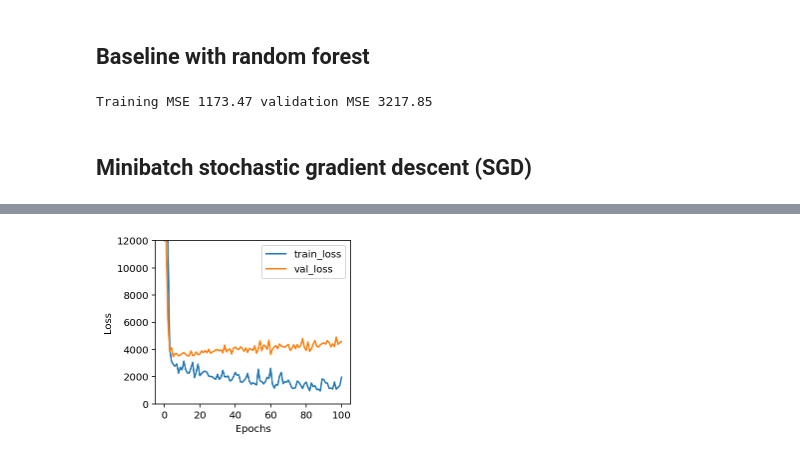
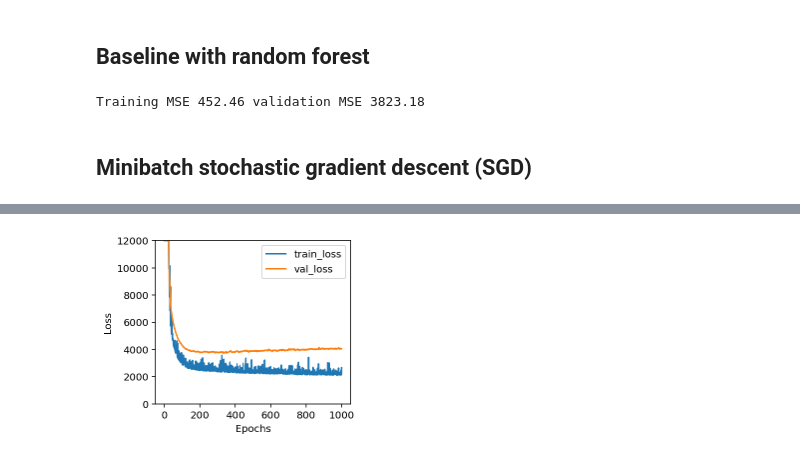
Before and after one commit to parrt/fundamentals-of-deep-learning, a Jupyter notebook: notebooks/diabetes-minibatch.ipynb, the cells around one changed output, grey strips where cells are left out. Cells and saved outputs as stored; diff of their text form; code cells hidden in the pictures.

```diff
--- a/notebooks/diabetes-minibatch.ipynb
+++ b/notebooks/diabetes-minibatch.ipynb
@@ -78,7 +78,7 @@ X_test = (X_test-m)/std       # use training data only when prepping test sets
 # %% [markdown]
 ## Baseline with random forest
 # %%
-rf = RandomForestRegressor(n_estimators=500, min_samples_leaf=2, max_features=1)
+rf = RandomForestRegressor(n_estimators=500)#, min_samples_leaf=2, max_features=1)
 rf.fit(X_train, y_train.reshape(-1))
 y_pred = rf.predict(X_train)
 mse = np.mean((y_pred - y_train.reshape(-1))**2)
@@ -88,7 +88,7 @@ mse_test = np.mean((y_pred - y_test.reshape(-1))**2)
 
 print(f"Training MSE {mse:.2f} validation MSE {mse_test:.2f}")
 # %% [output]
-Training MSE 1173.47 validation MSE 3217.85
+Training MSE 452.46 validation MSE 3823.18
 # %%
 X_train = torch.tensor(X_train).float()
 X_test = torch.tensor(X_test).float()
@@ -139,21 +139,21 @@ def sgdtrain(model, X_train, X_test, y_train, y_test,
     return torch.tensor(history), best_model
 # %%
 ncols = X.shape[1]
-n_neurons = 1000
+n_neurons = 200
 model = nn.Sequential(
     nn.Linear(ncols, n_neurons),
+#    nn.BatchNorm1d(n_neurons),
     nn.ReLU(),
-    nn.BatchNorm1d(n_neurons),
     nn.Linear(n_neurons, 1)
 )
 
 history, best_model = sgdtrain(model, X_train, X_test, y_train, y_test,
-                               learning_rate=.01, nepochs=100, batch_size=32)
+                               learning_rate=.001, nepochs=1000, batch_size=32)
 
 # verify we got the best model out
 y_pred = best_model(X_test)
-loss_test = torch.mean((y_pred - y_test)**2)
-print(f"MSE test loss {loss_test:.3f}")
+best_loss_test = torch.mean((y_pred - y_test)**2)
+print(f"MSE test loss {best_loss_test:.3f}")
 
 plot_history(torch.clamp(history, 0, 12000))
 # %% [output]
@@ -173,4 +173,4 @@ MSE test loss 3460.430
-[figure, old version]
+[figure, new version]
 # %%
 fig, axes = plt.subplots(1, 4,figsize=(12,2.5))
 
```
Also changed, not shown: parts of 2 cells of this notebook, 2 other files.
